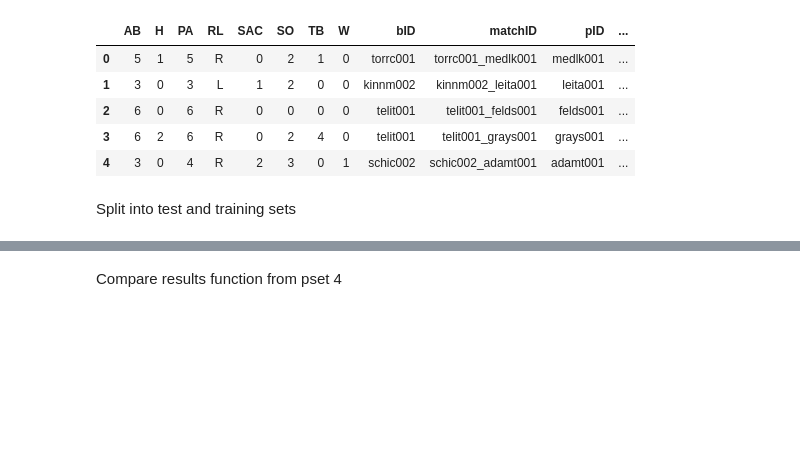
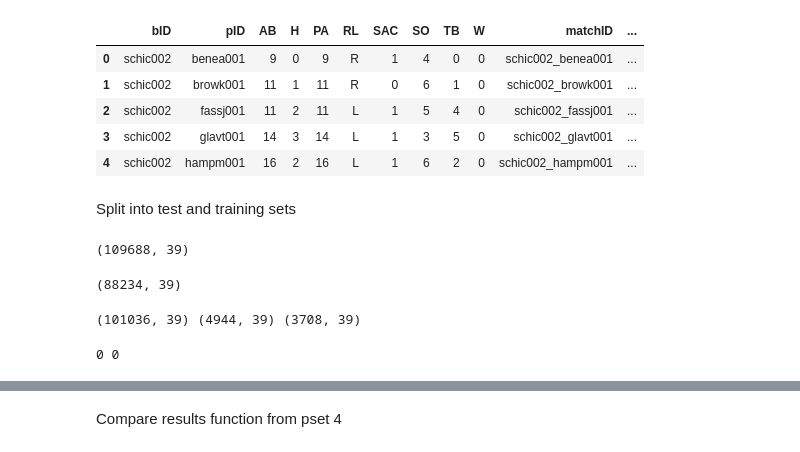
Before and after one commit to bacook17/CS109_baseball, a Jupyter notebook: KNN.ipynb, the cells around one changed output, grey strips where cells are left out. Cells and saved outputs as stored; diff of their text form; code cells hidden in the pictures; blank space fills up the shorter version.

```diff
--- a/KNN.ipynb
+++ b/KNN.ipynb
@@ -11,16 +11,16 @@ from sklearn.cross_validation import *
 
 %matplotlib inline
 # %%
-matchupdf = pd.read_csv("temp_matchupdf.csv")
+smalldf = pd.read_csv("small.csv")
 # %%
-matchupdf.head()
+smalldf.head()
 # %% [output]
-|  | AB | H | PA | RL | SAC | SO | TB | W | bID | matchID | pID | ... |
-| 0 | 5 | 1 | 5 | R | 0 | 2 | 1 | 0 | torrc001 | torrc001_medlk001 | medlk001 | ... |
-| 1 | 3 | 0 | 3 | L | 1 | 2 | 0 | 0 | kinnm002 | kinnm002_leita001 | leita001 | ... |
-| 2 | 6 | 0 | 6 | R | 0 | 0 | 0 | 0 | telit001 | telit001_felds001 | felds001 | ... |
-| 3 | 6 | 2 | 6 | R | 0 | 2 | 4 | 0 | telit001 | telit001_grays001 | grays001 | ... |
-| 4 | 3 | 0 | 4 | R | 2 | 3 | 0 | 1 | schic002 | schic002_adamt001 | adamt001 | ... |
+|  | bID | pID | AB | H | PA | RL | SAC | SO | TB | W | matchID | ... |
+| 0 | schic002 | benea001 | 9 | 0 | 9 | R | 1 | 4 | 0 | 0 | schic002_benea001 | ... |
+| 1 | schic002 | browk001 | 11 | 1 | 11 | R | 0 | 6 | 1 | 0 | schic002_browk001 | ... |
+| 2 | schic002 | fassj001 | 11 | 2 | 11 | L | 1 | 5 | 4 | 0 | schic002_fassj001 | ... |
+| 3 | schic002 | glavt001 | 14 | 3 | 14 | L | 1 | 3 | 5 | 0 | schic002_glavt001 | ... |
+| 4 | schic002 | hampm001 | 16 | 2 | 16 | L | 1 | 6 | 2 | 0 | schic002_hampm001 | ... |
 # %%
 def compute_supports(df):
     ubids=df.bID.unique()
@@ -89,18 +87,26 @@ smalldf[smalldf.user_review_count > 12].shape
+# %%
+print smalldf.shape,
+smalldf[smalldf.ov_FACED > 100].shape
+# %% [output]
+(109688, 39)
+(88234, 39)
 # %%
 trainlist=[]
 testlist=[]
 validatelist=[]
-take=5
-for k, v in smalldf.groupby('user_id'):
-    if np.mean(v.user_review_count) > 12:
-        takenos=np.random.choice(range(take), size=take/2, replace=False)
-        takelist=np.array([e in takenos for e in range(take)])
-        validatelist.append(v[-take:][~takelist])#use those
-        testlist.append(v[-take:][takelist])#use the other
-        trainlist.append(v[:-take])
+take=21 #21 matchups between validation and test set
+for k, v in smalldf.groupby('bID'):
+    if len(v) > 100: #batter has faced at least 150 pitchers
+        train_rows, test_valid_rows = train_test_split(v, test_size=take)
+        trainlist.append(train_rows)
+        valid_rows, test_rows = train_test_split(test_valid_rows, test_size=0.4)
+        validatelist.append(valid_rows)
+        testlist.append(test_rows)
     else:
         trainlist.append(v)
 traindf=pd.concat(trainlist)
 validatedf=pd.concat(validatelist)
 testdf=pd.concat(testlist)
 print traindf.shape, validatedf.shape, testdf.shape
+# %% [output]
+(101036, 39) (4944, 39) (3708, 39)
@@ -111,3 +113,10 @@ print np.sum(maskval), np.sum(masktest)
+# %%
+#Make sure each pitcher ID was encountered in training set
+maskval= np.in1d(validatedf.pID, traindf.pID)
+masktest = np.in1d(testdf.pID, traindf.pID)
+print np.sum(~maskval), np.sum(~masktest)
+# %% [output]
+0 0
 # %%
 traindf=recompute_frame(traindf)
 validatedf=recompute_frame(validatedf)
```
Also changed, not shown: parts of 10 cells of this notebook.
